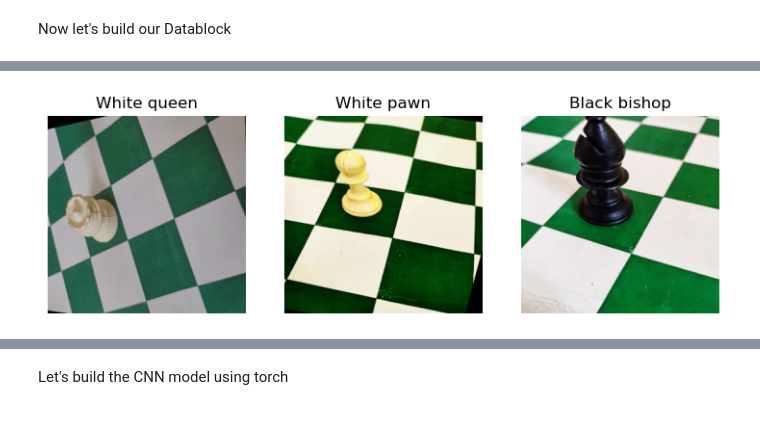
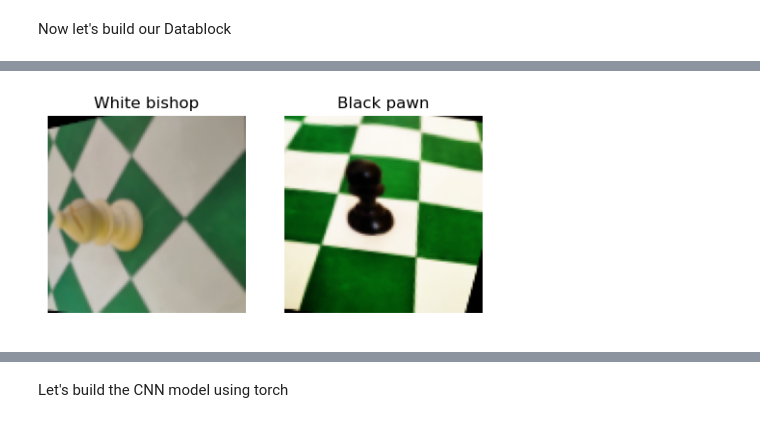
Before and after one commit to TosinPhillip/Chess-Classification-Project, a Jupyter notebook: chess-pieces-classification.ipynb, the cells around one changed output, grey strips where cells are left out. Saved outputs shown, nothing was run; the diff lists cells and outputs as text; code cells hidden in the pictures.

```diff
--- a/chess-pieces-classification.ipynb
+++ b/chess-pieces-classification.ipynb
@@ -46,8 +57,6 @@ chess_datablock = DataBlock(blocks=(ImageBlock(), CategoryBlock()),
                       get_items=get_image_files,
                       get_y=parent_label,
                       splitter=RandomSplitter(seed=900),
-                      item_tfms=FlipItem(p=0.5),
+                      item_tfms=Resize(100),
                       batch_tfms=aug_transforms(pad_mode='zeros', flip_vert=True, max_lighting=0.5 )
                         )
-
-chess_datablock.summary(folder_path)
@@ -72,6 +63,6 @@ Building one sample
 # %%
-chess_dls = chess_datablock.dataloaders(folder_path)
+chess_dls = chess_datablock.dataloaders(folder_path, bs=2)
 chess_dls.show_batch(nrows=1, ncols=3
                      )
 # %% [output]
-[figure, old version]
+[figure, new version]
```
Also changed, not shown: parts of 26 cells of this notebook.
